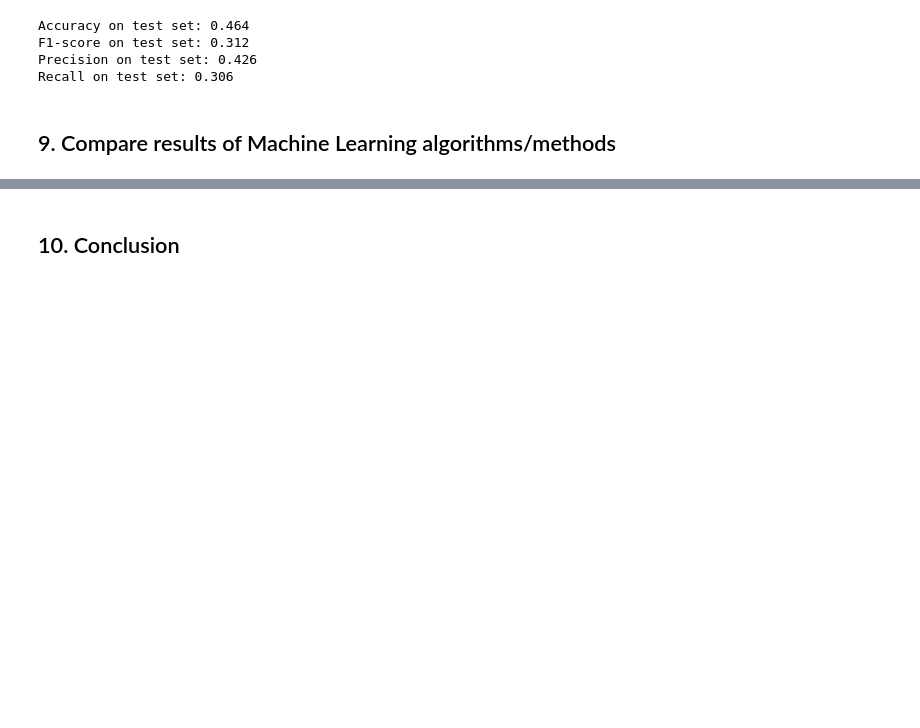
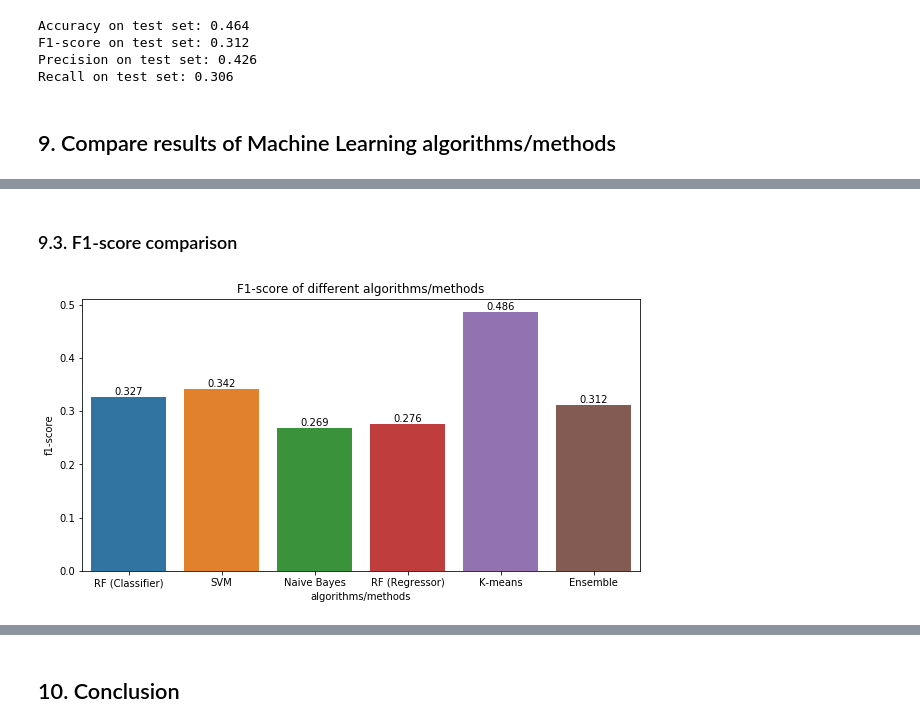
Before and after one commit to Vidovitsch/stack-overflow-survey-model, a Jupyter notebook: research.ipynb, the cells around one changed output, grey strips where cells are left out. Saved outputs shown, nothing was run; the diff lists cells and outputs as text; code cells hidden in the pictures; blank space fills up the shorter version.

```diff
--- a/research.ipynb
+++ b/research.ipynb
@@ -1205,0 +1258,7 @@ Recall on test set: 0.306
+# %% [markdown]
+### 9.3. F1-score comparison
+# %%
+# Plot bar chart
+plot_bar_chart(results, 'algorithms/methods', 'f1-score', 'F1-score of different algorithms/methods')
+# %% [output]
+[figure, added]
```
Also changed, not shown: parts of 13 cells of this notebook.
